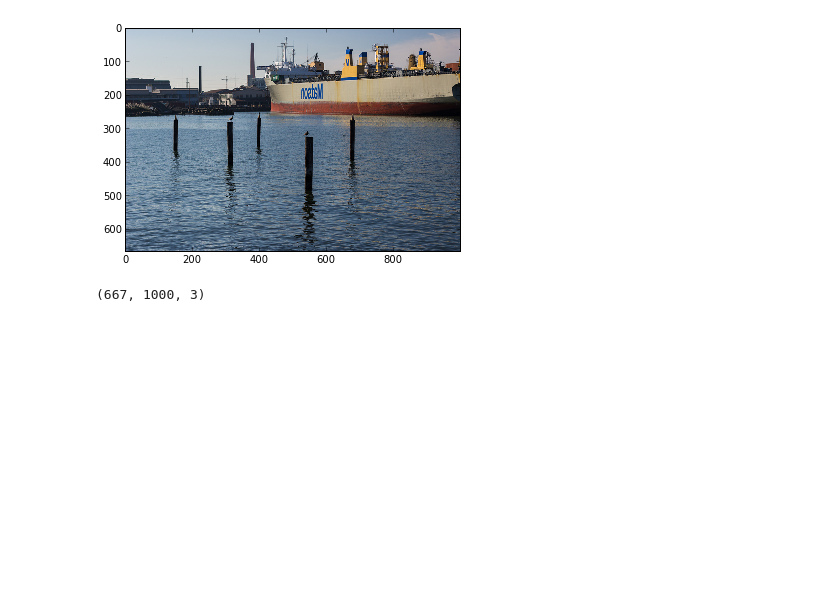
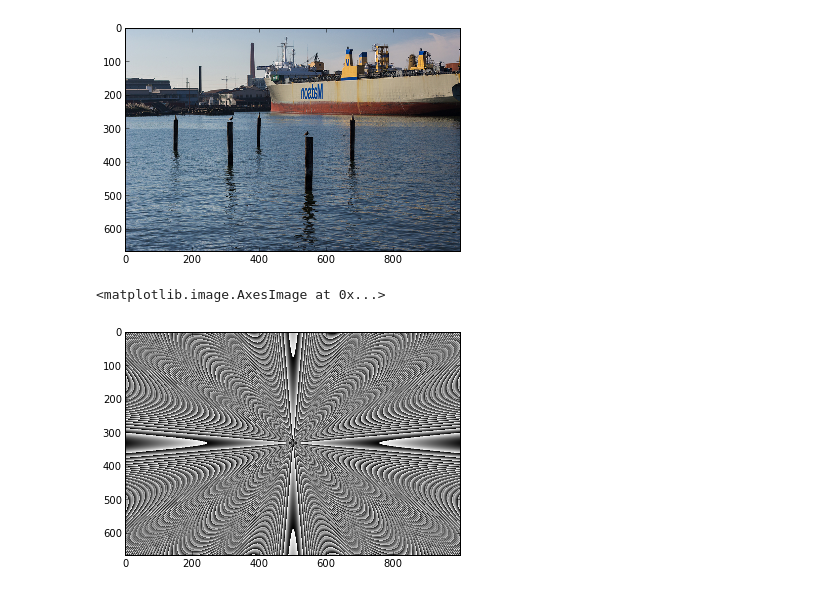
Before and after one commit to jccurtis/homework, a Jupyter notebook: hw5/problem1-client.ipynb, the cells around one changed output. Cells and saved outputs as stored; diff of their text form; code cells hidden in the pictures; blank space fills up the shorter version.

```diff
--- a/hw5/problem1-client.ipynb
+++ b/hw5/problem1-client.ipynb
@@ -145,7 +149,26 @@ imshow(im_temp)
 # %% [output]
 <matplotlib.image.AxesImage at 0x...>
 [figure]
-# %%
-im[1].shape
-# %% [output]
-(667, 1000, 3)
+# %%
+im_temp = im[1]
+figure()
+imshow(im_temp)
+px_height = im_temp.shape[0]
+px_width  = im_temp.shape[1]
+
+px_height_half = floor(px_height/2)
+px_width_half = floor(px_width/2)
+
+im_mask = zeros_like(im_temp, dtype=float)
+for y in range(px_height):
+    for x in range(px_width):
+        px = sqrt((px_height_half-y)**2+(px_width_half-x)**2)
+        im_mask[y,x,0] = px
+        im_mask[y,x,1] = px
+        im_mask[y,x,2] = px
+
+figure()
+imshow(im_mask)
+# %% [output]
+<matplotlib.image.AxesImage at 0x...>
+[figure, added]
```
Also changed, not shown: parts of 9 cells of this notebook, 1 other file.
